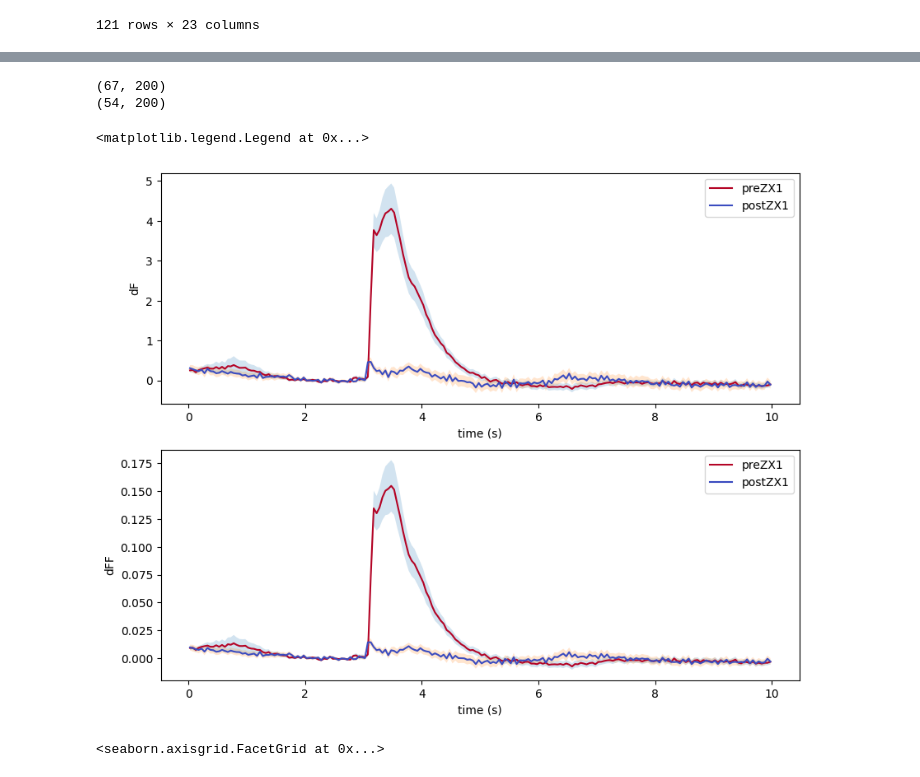
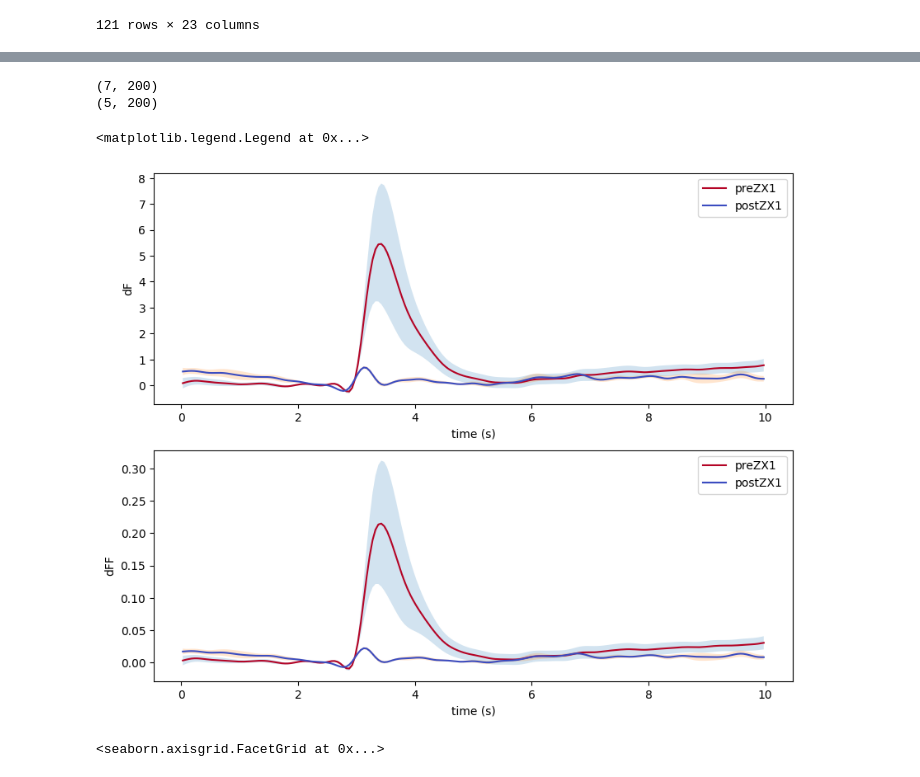
Before and after one commit to xiubert/pyFluo, a Jupyter notebook: src/analysis_exclusiveThres.ipynb, the cells around one changed output, grey strips where cells are left out. Saved outputs shown, nothing was run; the diff lists cells and outputs as text; code cells hidden in the pictures.

```diff
--- a/src/analysis_exclusiveThres.ipynb
+++ b/src/analysis_exclusiveThres.ipynb
@@ -436,42 +448,42 @@ import matplotlib.cm as cm
 n_q = 2
 colors = np.flipud(cm.coolwarm(np.linspace(0, 1, n_q)))
 
 t = signalProcess.getTimeVec(imgs.shape[-1])
 fig, ax = plt.subplots(2, 1, figsize=(10,8))
 
 # all sound intensities
-for i,(a,b) in enumerate(df_drop_drop[df_drop_drop['dir']==expDir].groupby('INJECTION', sort=False)):
+# for i,(a,b) in enumerate(df_drop_drop[df_drop_drop['dir']==expDir].groupby('INJECTION', sort=False)):
 # 80 dB
-# for i,(a,b) in enumerate(df_drop_drop[(df_drop_drop['dir']==expDir) & (df_drop_drop['dB']==dB)].groupby('INJECTION', sort=False)):
+for i,(a,b) in enumerate(df_drop_drop[(df_drop_drop['dir']==expDir) & (df_drop_drop['dB']==dB)].groupby('INJECTION', sort=False)):
     print(np.array(b['F_ROI_raw'].tolist()).shape)
 
     # raw data
-    dF = np.array(b['dF_ROI_raw'].tolist())
-    dFF = np.array(b['dFF_ROI_raw'].tolist())
+    # dF = np.array(b['dF_ROI_raw'].tolist())
+    # dFF = np.array(b['dFF_ROI_raw'].tolist())
 
     # processed data
-    # dF = np.array(b['dF_ROI_linFilt_butterFilt'].tolist())
-    # dFF = np.array(b['dFF_ROI_linFilt_butterFilt'].tolist())
+    dF = np.array(b['dF_ROI_linFilt_butterFilt'].tolist())
+    dFF = np.array(b['dFF_ROI_linFilt_butterFilt'].tolist())
 
     uDF, uDFpsem, uDFmsem = signalProcess.meanPlusMinusSem(dF)
     uDFF, uDFFpsem, uDFFmsem = signalProcess.meanPlusMinusSem(dFF)
 
     ax[0].set_xlabel('time (s)')
     ax[0].set_ylabel('dF')
     ax[1].set_xlabel('time (s)')
     ax[1].set_ylabel('dFF')
     ax[0].plot(t, uDF, '-', color=colors[i], label=a)
     ax[0].fill_between(t, uDFmsem, uDFpsem, alpha=0.2)
     ax[1].plot(t, uDFF, '-', color=colors[i], label=a)
     ax[1].fill_between(t, uDFFmsem, uDFFpsem, alpha=0.2)
 
 ax[0].legend()
 ax[1].legend()
 # %% [output]
-(67, 200)
-(54, 200)
+(7, 200)
+(5, 200)
 <matplotlib.legend.Legend at 0x...>
-[figure, old version]
+[figure, new version]
 # %%
 # plot peak response amplitudes across sound intensities
 
```
Also changed, not shown: parts of 2 cells of this notebook, 2 other files.
